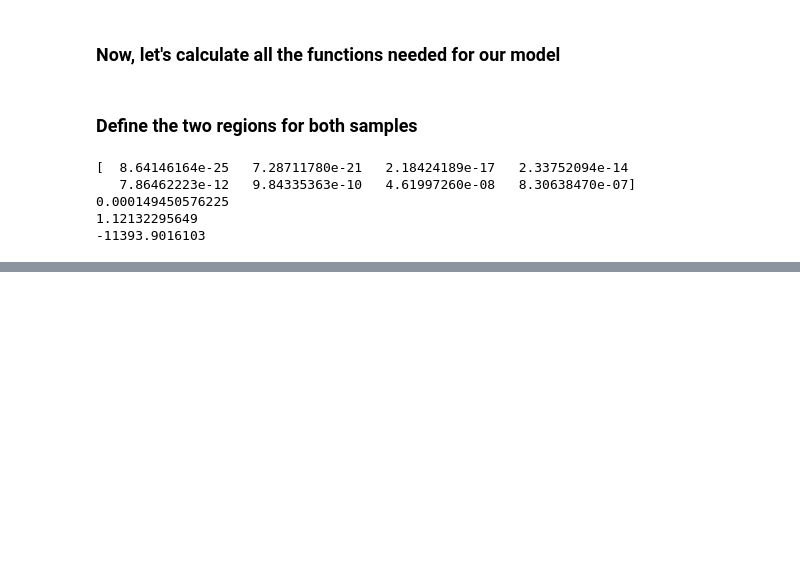
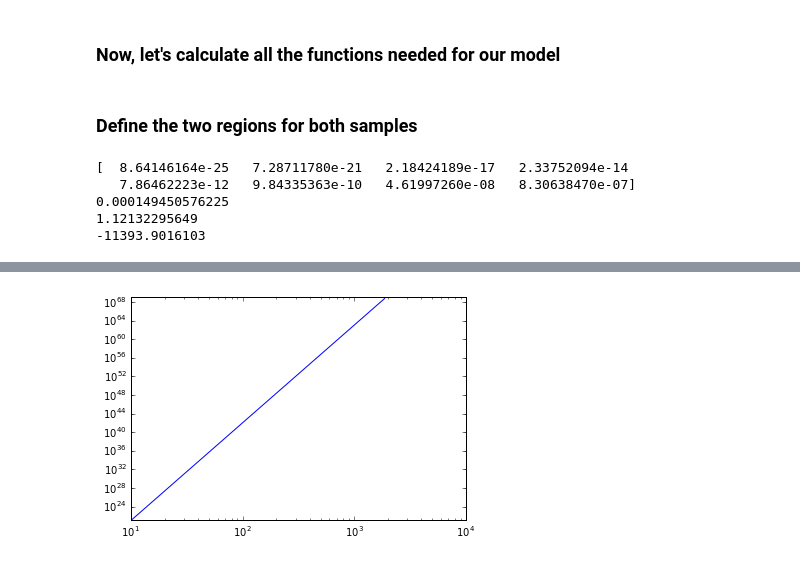
Before and after one commit to astroJeff/gaia_binaries, a Jupyter notebook: notebooks/Model_s_dist.ipynb, the cells around one changed output, grey strips where cells are left out. Saved outputs shown, nothing was run; the diff lists cells and outputs as text; code cells hidden in the pictures; blank space fills up the shorter version.

```diff
--- a/notebooks/Model_s_dist.ipynb
+++ b/notebooks/Model_s_dist.ipynb
@@ -459,12 +503,14 @@ KeyboardInterrupt:
 # %%
 s_all = 10**np.linspace(1,4, 100)
 
 p_s = np.zeros(len(s_all))
 
 for i, s in zip(np.arange(len(s_all)), s_all):
-    p_s[i] = get_P_s(s, -1.0, -3.6, 1.0e2)
+    p_s[i] = get_P_s(s, 21.0, 347, 2.0e3)
 
 plt.plot(s_all, p_s)
 plt.yscale('log')
 plt.xscale('log')
 plt.show()
+# %% [output]
+[figure, added]
```
Also changed, not shown: parts of 4 cells of this notebook, 1 other file.
